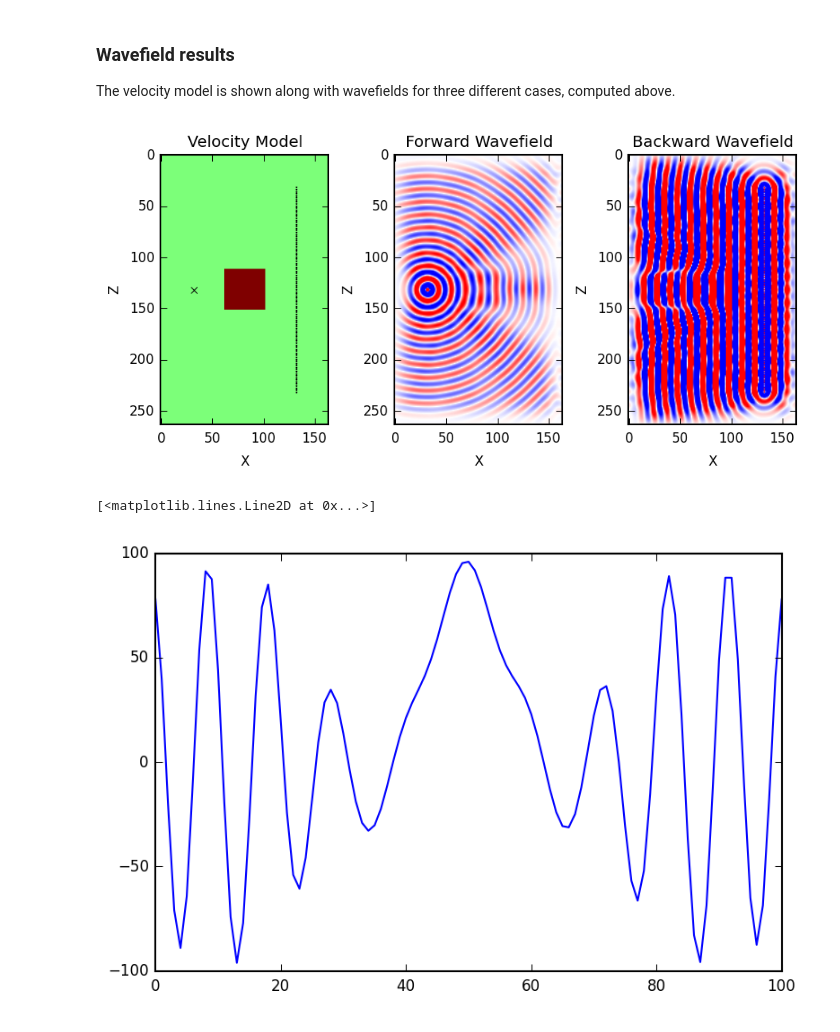
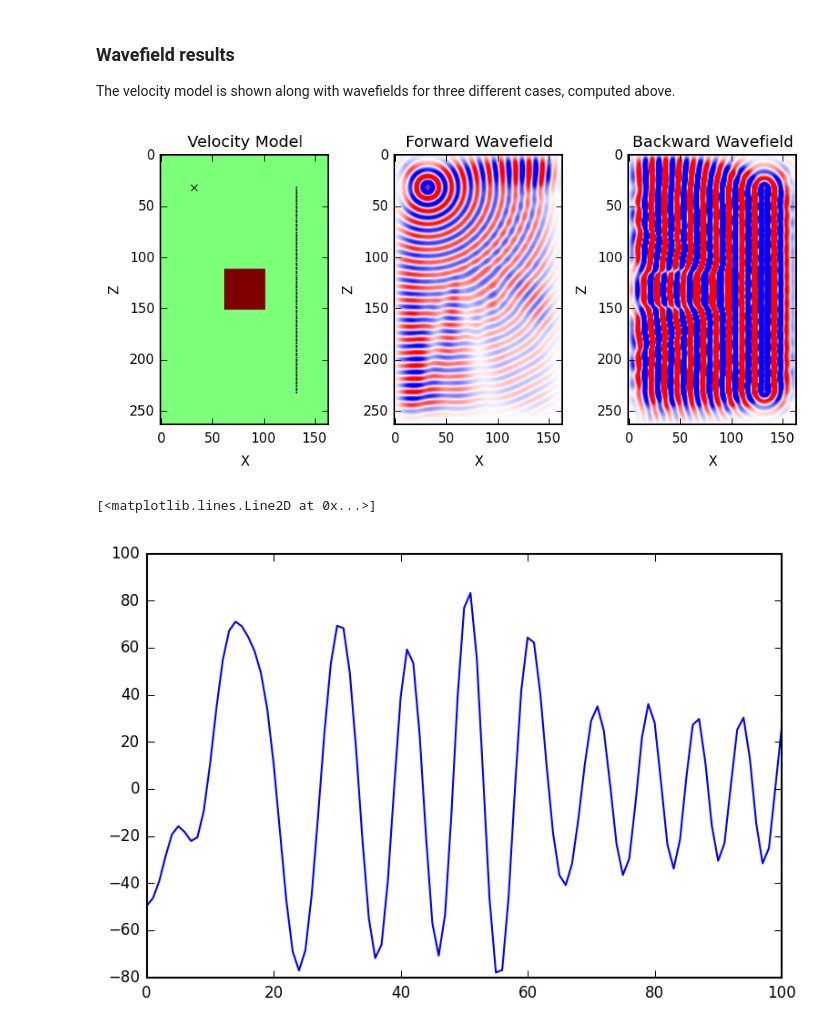
Before and after one commit to uwoseis/zephyr, a Jupyter notebook: Demo 1 - Single forward problem [local].ipynb, the cells around one changed output. Cells and saved outputs as stored; diff of their text form; code cells hidden in the pictures.

```diff
--- a/Demo 1 - Single forward problem [local].ipynb
+++ b/Demo 1 - Single forward problem [local].ipynb
@@ -138,32 +146,32 @@ d = d.T
 
 The velocity model is shown along with wavefields for three different cases, computed above.
 # %%
-activeSource = 50
+activeSource = 0
 
 fig = plt.figure()
 
 ax1 = fig.add_subplot(1,3,1)
 plotModel(c)
 plotGeometry()
 ax1.set_title('Velocity Model')
 ax1.set_xlabel('X')
 ax1.set_ylabel('Z')
 
 ax2 = fig.add_subplot(1,3,2)
-plotField(uF[activeSource])
+plotField(uF[activeSource].reshape(c.shape))
 ax2.set_title('Forward Wavefield')
 ax2.set_xlabel('X')
 ax2.set_ylabel('Z')
 
 ax3 = fig.add_subplot(1,3,3)
-plotField(uB[activeSource])
+plotField(uB[activeSource].reshape(c.shape))
 ax3.set_title('Backward Wavefield')
 ax3.set_xlabel('X')
 ax3.set_ylabel('Z')
 
 fig.tight_layout()
 # %% [output]
-[figure, old version]
+[figure, new version]
 # %%
 # norm = abs(d).max()
 
@@ -172,4 +180,4 @@ fig = plt.figure()
 plt.plot(d[activeSource].real)
 # %% [output]
 [<matplotlib.lines.Line2D at 0x...>]
-[figure, old version]
+[figure, new version]
```
Also changed, not shown: parts of 2 cells of this notebook.
